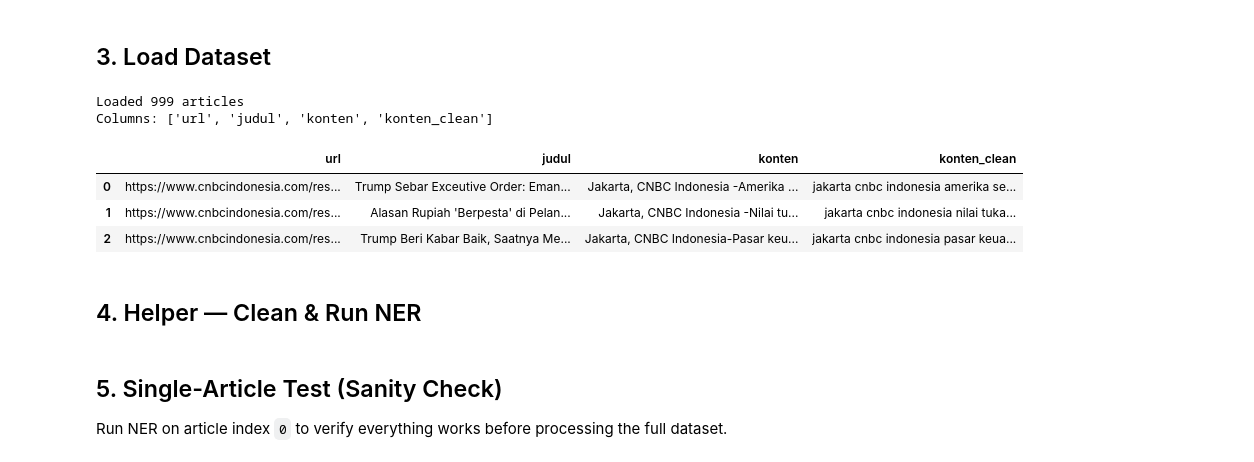
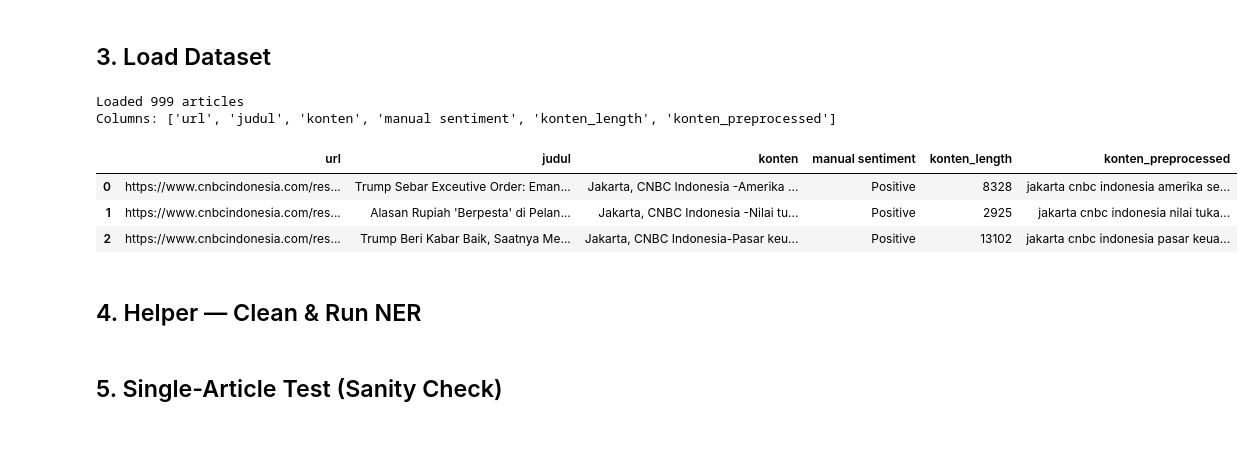
Before and after one commit to chiisana-riryi/kelompok-7-pba, a Jupyter notebook: week5/5-ner/NER.ipynb, the cells around one changed output. Saved outputs shown, nothing was run; the diff lists cells and outputs as text; code cells hidden in the pictures.

```diff
--- a/week5/5-ner/NER.ipynb
+++ b/week5/5-ner/NER.ipynb
@@ -35,26 +44,24 @@ Notes:
 # %% [markdown]
 ## 3. Load Dataset
 # %%
-CSV_PATH = "../preprocessed/dataset_preprocessed.csv"  # update path if running locally
+CSV_PATH = "C:\IBU yg LUHUR\Project\kelompok-7-pba\preprocessed\dataset_preprocessed_bert.csv"  # update path if running locally
 
 df = pd.read_csv(CSV_PATH)
 
-# Use the original 'konten' column for NER (richer text vs. preprocessed)
-TEXT_COL = "konten_clean"
+TEXT_COL = "konten_preprocessed"
 
-# Drop rows with missing article text
 df = df.dropna(subset=[TEXT_COL]).reset_index(drop=True)
 
 print(f"Loaded {len(df):,} articles")
 print(f"Columns: {df.columns.tolist()}")
 df.head(3)
 # %% [output]
 Loaded 999 articles
-Columns: ['url', 'judul', 'konten', 'konten_clean']
+Columns: ['url', 'judul', 'konten', 'manual sentiment', 'konten_length', 'konten_preprocessed']
-|  | url | judul | konten | konten_clean |
-| 0 | https://www.cnbcindonesia.com/res... | Trump Sebar Exceutive Order: Eman... | Jakarta, CNBC Indonesia -Amerika ... | jakarta cnbc indonesia amerika se... |
-| 1 | https://www.cnbcindonesia.com/res... | Alasan Rupiah 'Berpesta' di Pelan... | Jakarta, CNBC Indonesia -Nilai tu... | jakarta cnbc indonesia nilai tuka... |
-| 2 | https://www.cnbcindonesia.com/res... | Trump Beri Kabar Baik, Saatnya Me... | Jakarta, CNBC Indonesia-Pasar keu... | jakarta cnbc indonesia pasar keua... |
+|  | url | judul | konten | manual sentiment | konten_length | konten_preprocessed |
+| 0 | https://www.cnbcindonesia.com/res... | Trump Sebar Exceutive Order: Eman... | Jakarta, CNBC Indonesia -Amerika ... | Positive | 8328 | jakarta cnbc indonesia amerika se... |
+| 1 | https://www.cnbcindonesia.com/res... | Alasan Rupiah 'Berpesta' di Pelan... | Jakarta, CNBC Indonesia -Nilai tu... | Positive | 2925 | jakarta cnbc indonesia nilai tuka... |
+| 2 | https://www.cnbcindonesia.com/res... | Trump Beri Kabar Baik, Saatnya Me... | Jakarta, CNBC Indonesia-Pasar keu... | Positive | 13102 | jakarta cnbc indonesia pasar keua... |
 # %% [markdown]
 ## 4. Helper — Clean & Run NER
 # %%
@@ -134,6 +123,4 @@ def display_entities(entities: list, title: str = ""):
     print(f"\n  → {len(unique)} unique entities found")
 # %% [markdown]
 ## 5. Single-Article Test (Sanity Check)
-
-Run NER on article index `0` to verify everything works before processing the full dataset.
 # %%
```
Also changed, not shown: parts of 28 cells of this notebook.
